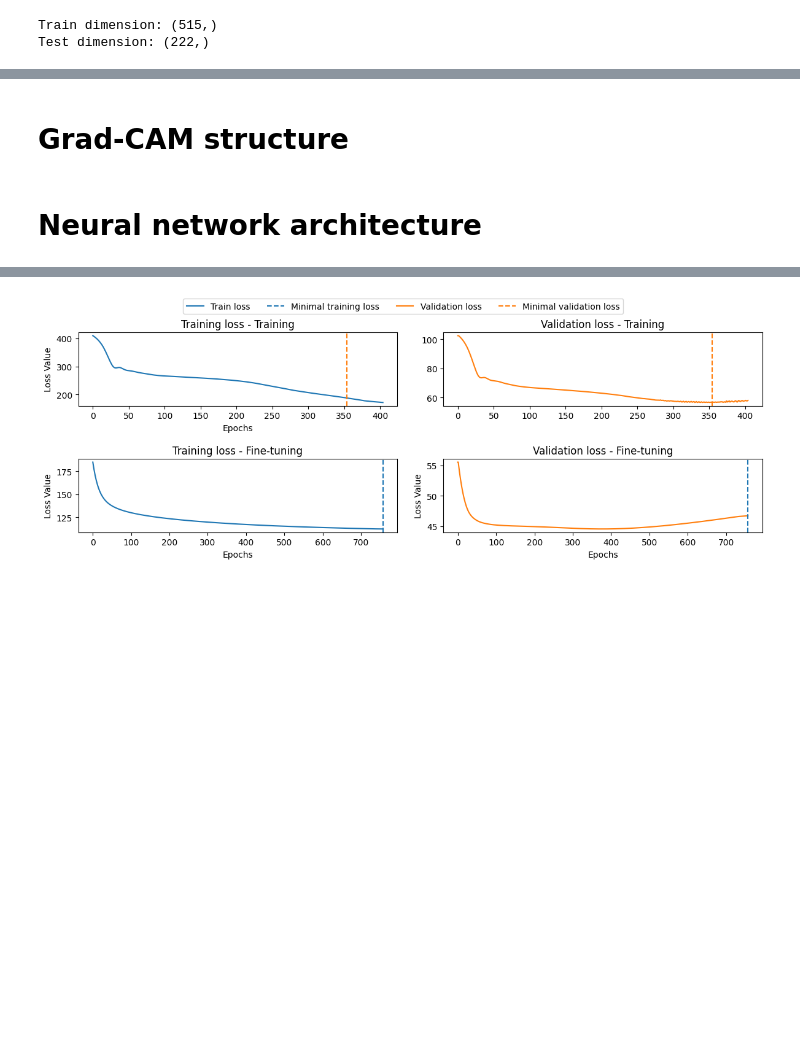
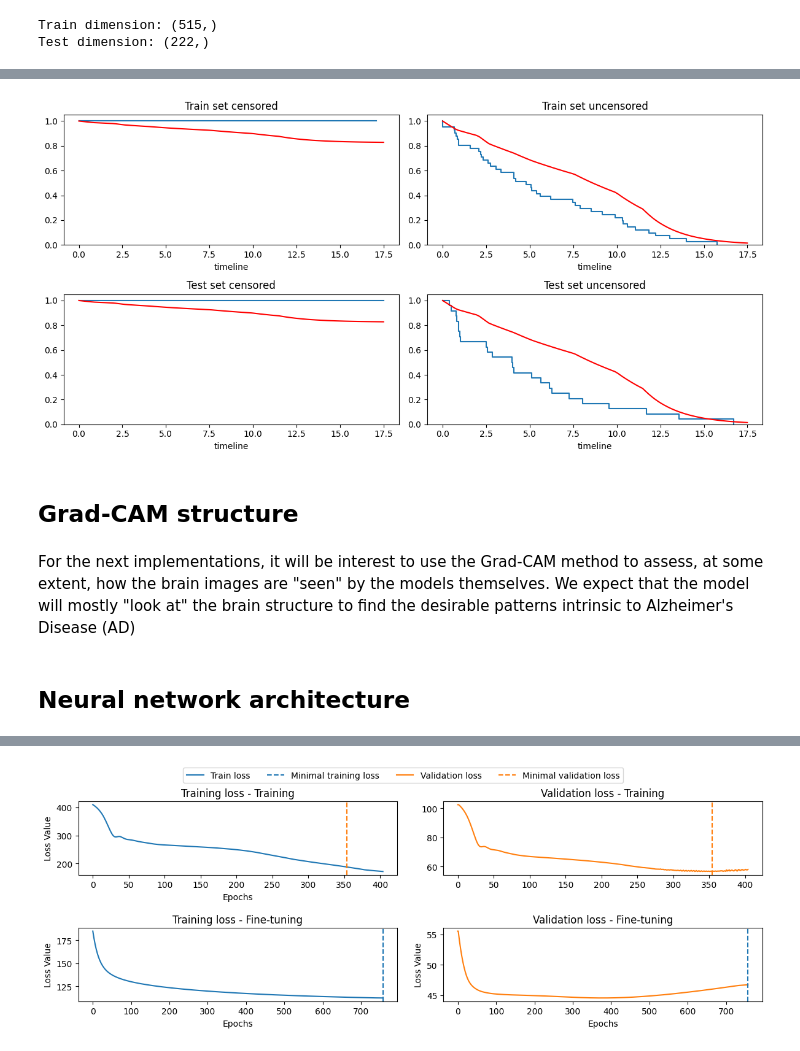
Before and after one commit to nhilariosilva/gndr_mpscr, a Jupyter notebook: OASIS - Flexible.ipynb, the cells around one changed output, grey strips where cells are left out. Saved outputs shown, nothing was run; the diff lists cells and outputs as text; code cells hidden in the pictures; blank space fills up the shorter version.

```diff
--- a/OASIS - Flexible.ipynb
+++ b/OASIS - Flexible.ipynb
@@ -105,5 +263,11 @@ Test dimension: (222,)
+# %%
+plot_censored_susceptible( poisson_simple_results )
+# %% [output]
+[figure, added]
 # %% [markdown]
-# Grad-CAM structure
+## Grad-CAM structure
+# %% [markdown]
+For the next implementations, it will be interest to use the Grad-CAM method to assess, at some extent, how the brain images are "seen" by the models themselves. We expect that the model will mostly "look at" the brain structure to find the desirable patterns intrinsic to Alzheimer's Disease (AD)
 # %%
 import cv2
 
@@ -201,4 +365,4 @@ def plot_gradcam(model, img):
 
     plt.show()
 # %% [markdown]
-# Neural network architecture
+## Neural network architecture
```
Also changed, not shown: parts of 32 cells of this notebook, 3 other files.
